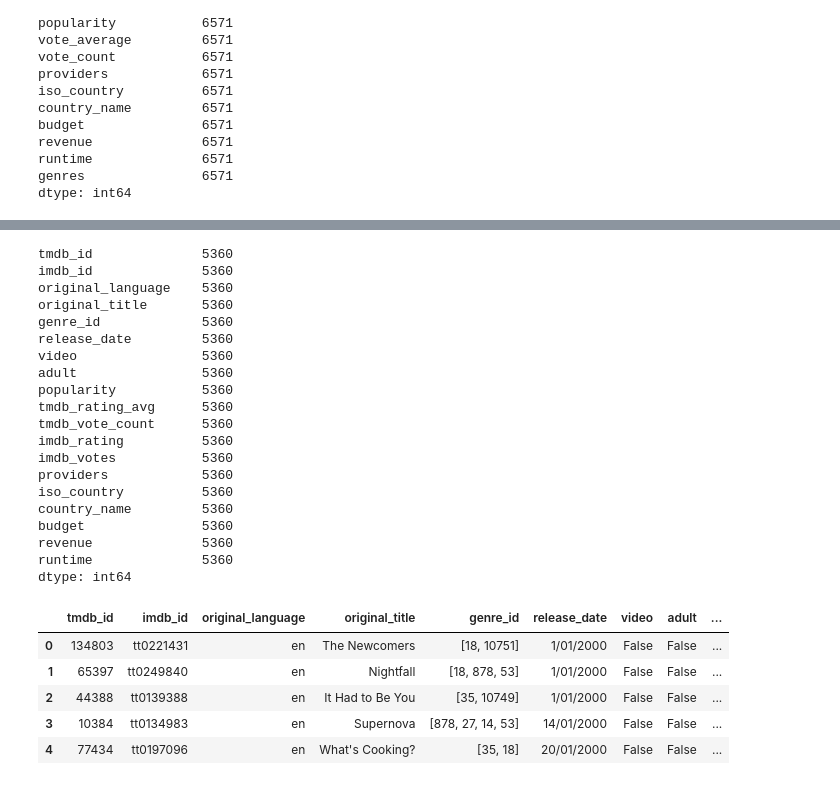
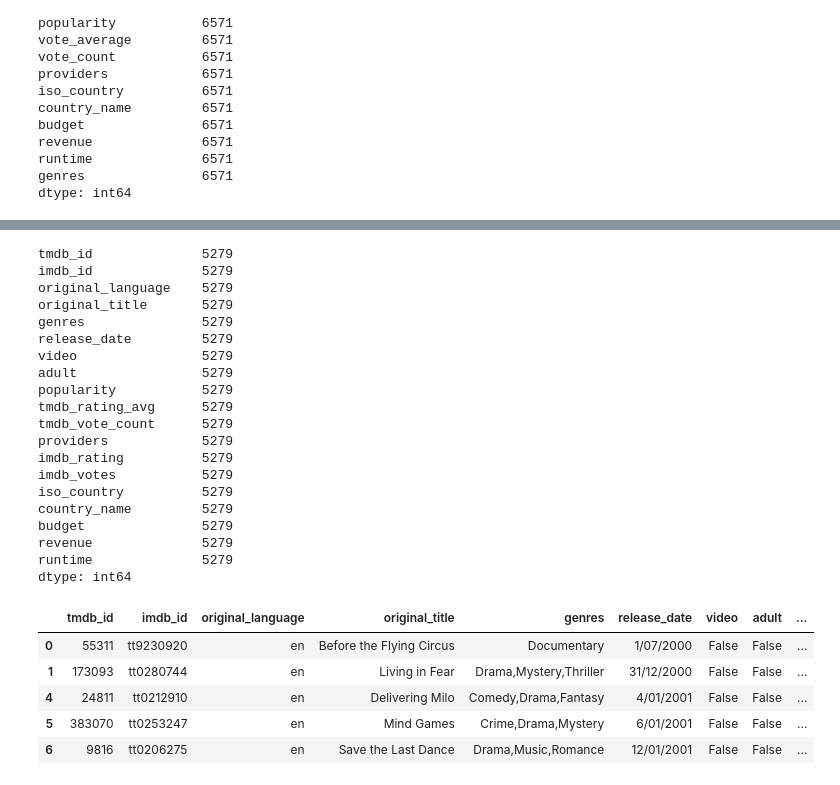
Before and after one commit to BA-BEL/movie-analysis-DABC-P1, a Jupyter notebook: TMdb.ipynb, the cells around one changed output, grey strips where cells are left out. Saved outputs shown, nothing was run; the diff lists cells and outputs as text; code cells hidden in the pictures.

```diff
--- a/TMdb.ipynb
+++ b/TMdb.ipynb
@@ -363,8 +361,7 @@ dtype: int64
 # %%
 ## More cleaning up - removing all movies with empty genres -> "null" iso_country (those with null iso_country also have null on subsequent columns)
 # cleaned_df = cleaned_df.dropna(how='any')
-cleaned_df = cleaned_df.loc[cleaned_df["startYear"]!="\N"]
-# cleaned_df = cleaned_df.loc[cleaned_df["iso_country"] != "Null"]
+cleaned_df = cleaned_df.loc[cleaned_df["genres"]!= r"\N"]
 print(cleaned_df.count())
 
 # Check if there's any duplicated IDs
@@ -382,0 +390,4 @@ cleaned_df.head()
+# %%
+### Remove old genre column
+cleaned_df = cleaned_df.drop("genre_id",axis=1)
+cleaned_df.head()
@@ -383,45 +401,46 @@ cleaned_df.head()
 # %%
 ### Adding IMDB ratings/vote count into dataset
 
 imdb_rating_df = pd.read_csv("data.tsv",sep='\t') # Code to separate tsv file
 imdb_rating_df = imdb_rating_df.rename(columns={"tconst":"imdb_id"})
 cleaned_df = pd.merge(cleaned_df,imdb_rating_df,on="imdb_id",how="inner")
-cleaned_df = cleaned_df.iloc[:,[0,1,2,3,4,5,6,7,8,9,10,17,18,11,12,13,14,15,16]]
+cleaned_df = cleaned_df.iloc[:,[0,1,2,3,16,4,5,6,7,8,9,10,17,18,11,12,13,14,15]]
 cleaned_df = cleaned_df.rename(columns={
     "averageRating":"imdb_rating",
     "numVotes":"imdb_votes",
     "vote_average":"tmdb_rating_avg",
     "vote_count":"tmdb_vote_count"
 })
 
+cleaned_df = cleaned_df.loc[cleaned_df["iso_country"] != "Null"]
 print(cleaned_df.count()) # 5360 - with left join from imdb's id (maybe some with no rating scores were removed)
 cleaned_df.head()
 
 # cleaned_df.to_csv("cleaned_df2.csv",index=False)
 # %% [output]
-tmdb_id              5360
-imdb_id              5360
-original_language    5360
-original_title       5360
-genre_id             5360
-release_date         5360
-video                5360
-adult                5360
-popularity           5360
-tmdb_rating_avg      5360
-tmdb_vote_count      5360
-imdb_rating          5360
-imdb_votes           5360
-providers            5360
-iso_country          5360
-country_name         5360
-budget               5360
-revenue              5360
-runtime              5360
+tmdb_id              5279
+imdb_id              5279
+original_language    5279
+original_title       5279
+genres               5279
+release_date         5279
+video                5279
+adult                5279
+popularity           5279
+tmdb_rating_avg      5279
+tmdb_vote_count      5279
+providers            5279
+imdb_rating          5279
+imdb_votes           5279
+iso_country          5279
+country_name         5279
+budget               5279
+revenue              5279
+runtime              5279
 dtype: int64
-|  | tmdb_id | imdb_id | original_language | original_title | genre_id | release_date | video | adult | ... |
-| 0 | 134803 | tt0221431 | en | The Newcomers | [18, 10751] | 1/01/2000 | False | False | ... |
-| 1 | 65397 | tt0249840 | en | Nightfall | [18, 878, 53] | 1/01/2000 | False | False | ... |
-| 2 | 44388 | tt0139388 | en | It Had to Be You | [35, 10749] | 1/01/2000 | False | False | ... |
-| 3 | 10384 | tt0134983 | en | Supernova | [878, 27, 14, 53] | 14/01/2000 | False | False | ... |
-| 4 | 77434 | tt0197096 | en | What's Cooking? | [35, 18] | 20/01/2000 | False | False | ... |
+|  | tmdb_id | imdb_id | original_language | original_title | genres | release_date | video | adult | ... |
+| 0 | 55311 | tt9230920 | en | Before the Flying Circus | Documentary | 1/07/2000 | False | False | ... |
+| 1 | 173093 | tt0280744 | en | Living in Fear | Drama,Mystery,Thriller | 31/12/2000 | False | False | ... |
+| 4 | 24811 | tt0212910 | en | Delivering Milo | Comedy,Drama,Fantasy | 4/01/2001 | False | False | ... |
+| 5 | 383070 | tt0253247 | en | Mind Games | Crime,Drama,Mystery | 6/01/2001 | False | False | ... |
+| 6 | 9816 | tt0206275 | en | Save the Last Dance | Drama,Music,Romance | 12/01/2001 | False | False | ... |
```
Also changed, not shown: parts of 13 cells of this notebook, 1 other file.
